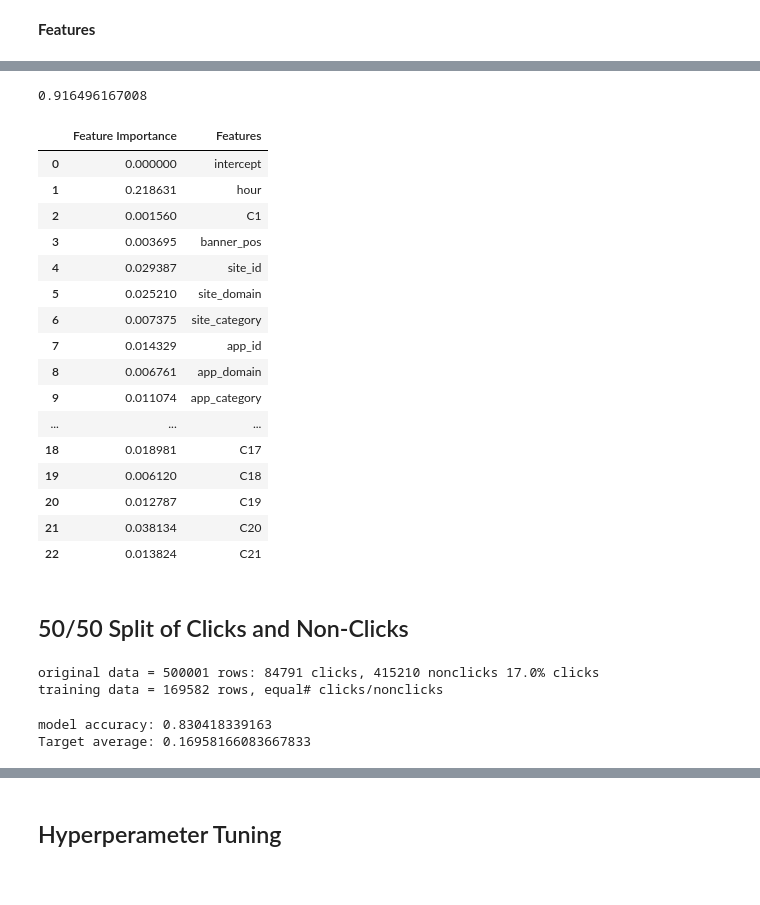
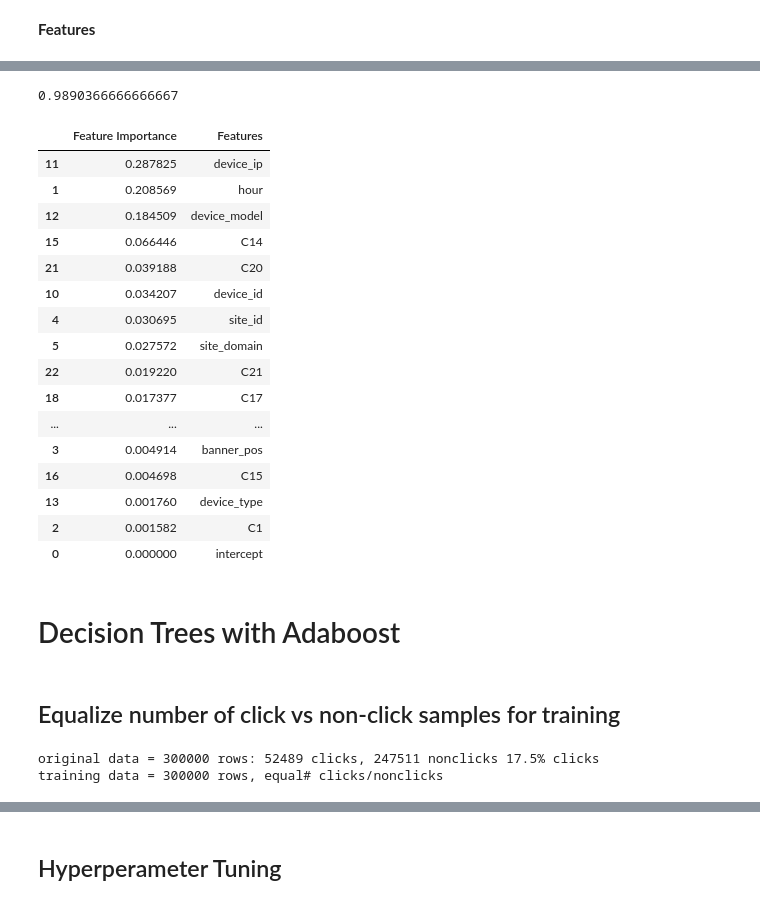
Before and after one commit to pmleffers/ClickRate, a Jupyter notebook: Click-Through Prediction Data.ipynb, the cells around one changed output, grey strips where cells are left out. Drawn from its saved outputs; the diff is of its cells as text; code cells hidden in the pictures.

```diff
--- a/Click-Through Prediction Data.ipynb
+++ b/Click-Through Prediction Data.ipynb
@@ -241,0 +387,2 @@ Counts.T
+# %%
+train, validate, test = train_validate_test_split(data)
@@ -409,7 +589,7 @@ import matplotlib.pyplot as plt
 # %% [markdown]
 **Outcome**
 # %%
-y=pd.DataFrame(data['click']).copy()
+y=pd.DataFrame(train['click']).copy()
 y_colNames=y.columns
 y.head()
 # %% [output]
@@ -422,7 +602,7 @@ y.head()
 # %% [markdown]
 **Features**
 # %%
-X=data.iloc[:,1:].copy()
+X=train.iloc[:,1:].copy()
 X['click']=1
 X.rename(index=str, columns={'click': 'intercept'},inplace=True)
 X_colNames=X.columns
@@ -443,41 +623,44 @@ X.head()
 5 rows × 23 columns
 # %%
-model = RandomForestClassifier(n_estimators=2,random_state=0,max_features="auto") #(sqrt n features)="auto"
+model = RandomForestClassifier(n_estimators=15,random_state=0,max_features="auto") #(sqrt n features)="auto"
 model.fit(X, y.ravel())
 Accuracy=model.score(X, y)
 print(Accuracy)
 # %% [output]
-0.916496167008
+0.9890366666666667
 # %%
 importFeature=model.feature_importances_
 output=pd.DataFrame(importFeature,columns=['Feature Importance'])
 output['Features']=colNames
-output
+output.sort_values(by='Feature Importance',ascending=False)
 # %% [output]
 |  | Feature Importance | Features |
+| 11 | 0.287825 | device_ip |
+| 1 | 0.208569 | hour |
+| 12 | 0.184509 | device_model |
+| 15 | 0.066446 | C14 |
+| 21 | 0.039188 | C20 |
+| 10 | 0.034207 | device_id |
+| 4 | 0.030695 | site_id |
+| 5 | 0.027572 | site_domain |
+| 22 | 0.019220 | C21 |
+| 18 | 0.017377 | C17 |
+| ... | ... | ... |
+| 3 | 0.004914 | banner_pos |
+| 16 | 0.004698 | C15 |
+| 13 | 0.001760 | device_type |
+| 2 | 0.001582 | C1 |
 | 0 | 0.000000 | intercept |
-| 1 | 0.218631 | hour |
-| 2 | 0.001560 | C1 |
-| 3 | 0.003695 | banner_pos |
-| 4 | 0.029387 | site_id |
-| 5 | 0.025210 | site_domain |
-| 6 | 0.007375 | site_category |
-| 7 | 0.014329 | app_id |
-| 8 | 0.006761 | app_domain |
-| 9 | 0.011074 | app_category |
-| ... | ... | ... |
-| 18 | 0.018981 | C17 |
-| 19 | 0.006120 | C18 |
-| 20 | 0.012787 | C19 |
-| 21 | 0.038134 | C20 |
-| 22 | 0.013824 | C21 |
-# %% [markdown]
-50/50 Split of Clicks and Non-Clicks
---------------
+# %% [markdown]
+Decision Trees with Adaboost
+===========
+# %% [markdown]
+Equalize number of click vs non-click samples for training
+----------
 # %%
 # extract our X and y variables for training
-y = data['click'].copy()
-X = data[data.columns.values[2:]].copy()
+y = train['click'].copy()
+X = train[train.columns.values[2:]].copy()
 
 # from the larger dataset, subsample nsamps click and no-click records
 y0 = y[y==0]
@@ -485,7 +668,8 @@ X0 = X[y==0]
 y1 = y[y==1]
 X1 = X[y==1]
 
-nsamps = y1.shape[0]
+# nsamps = y1.shape[0] # use as many samples as possible
+nsamps = 500000
 
 print("original data = %d rows: %d clicks, %d nonclicks %1.1f%% clicks"%(
     y.shape[0], y1.shape[0], y0.shape[0], 100*y1.shape[0]/y.shape[0]))
@@ -495,19 +679,5 @@ X_eq = X1[:nsamps].append(X0[:nsamps], ignore_index=True)
 
 print("training data = %d rows, equal# clicks/nonclicks "%(y_eq.shape[0]))
 # %% [output]
-original data = 500001 rows: 84791 clicks, 415210 nonclicks 17.0% clicks
-training data = 169582 rows, equal# clicks/nonclicks
+original data = 300000 rows: 52489 clicks, 247511 nonclicks 17.5% clicks
+training data = 300000 rows, equal# clicks/nonclicks
-# %%
-from sklearn import linear_model
-
-# model = linear_model.LogisticRegression(penalty='l1', C=1.0, verbose=True)
-model = linear_model.SGDClassifier(loss='log', max_iter=10, tol=None, verbose=False)
-model.fit(X, y)
-Accuracy=model.score(X, y)
-print('model accuracy:',Accuracy)
-coeff_df = pd.DataFrame(list(zip(X.columns, np.transpose(model.coef_))))
-Y_mean=y.mean()
-print('Target average:',Y_mean)
-# %% [output]
-model accuracy: 0.830418339163
-Target average: 0.16958166083667833
```
Also changed, not shown: parts of 52 cells of this notebook.
